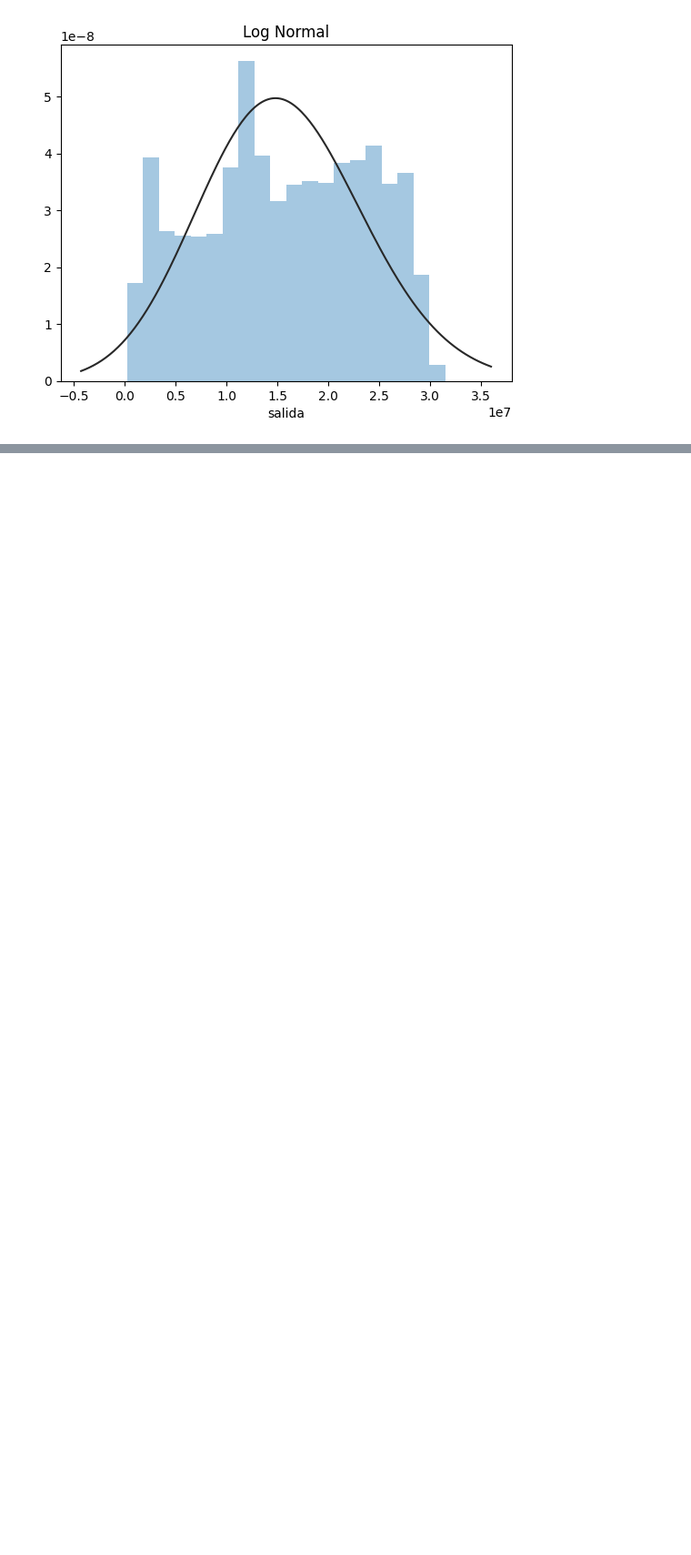
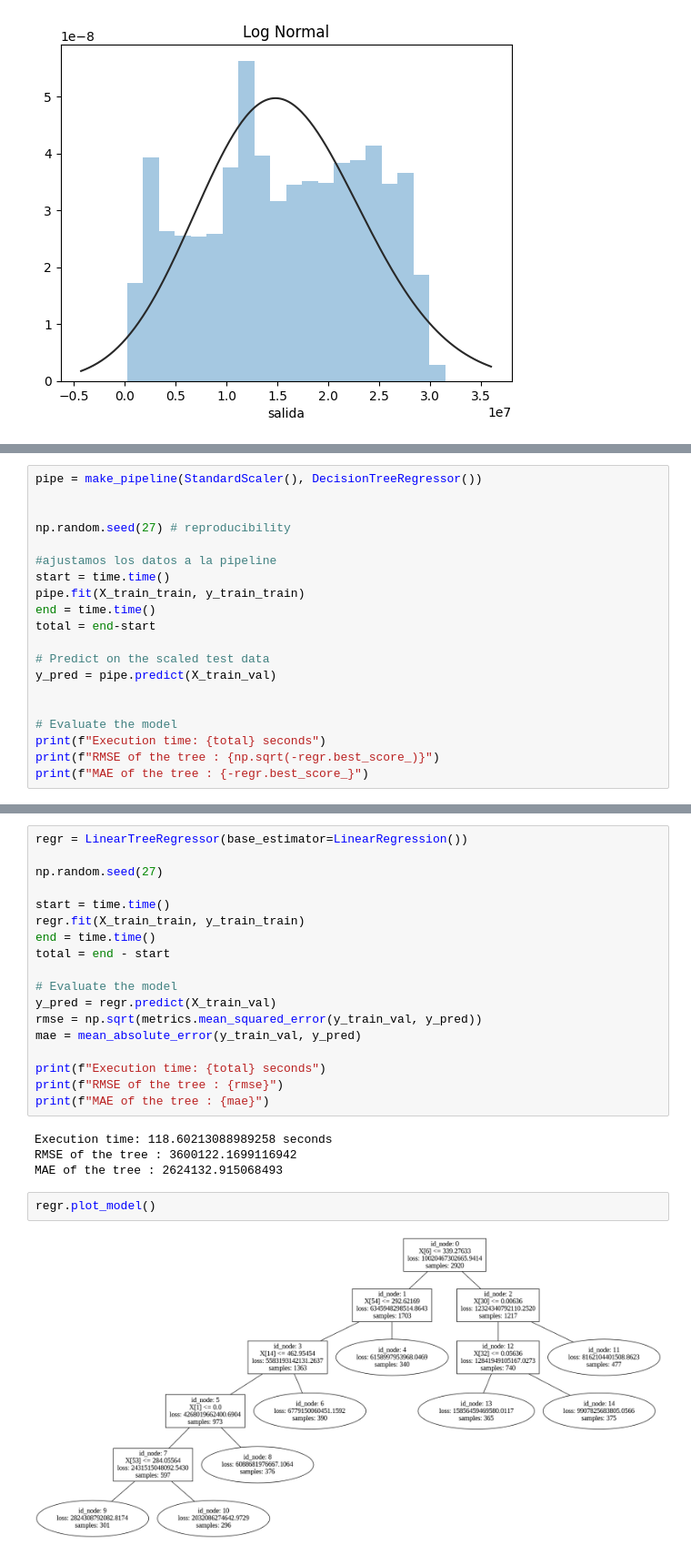
Before and after one commit to cabamarcos/Speech-, a Jupyter notebook: Untitled0.ipynb, the cells around one changed output, grey strips where cells are left out. Shown at 91% size. Drawn from its saved outputs; the diff is of its cells as text; blank space fills up the shorter version.

```diff
--- a/Untitled0.ipynb
+++ b/Untitled0.ipynb
@@ -368,0 +457,20 @@ https://gist.github.com/mwaskom/de44147ed2974457ad6372750bbe5751
+# %%
+pipe = make_pipeline(StandardScaler(), DecisionTreeRegressor())
+
+
+np.random.seed(27) # reproducibility
+
+#ajustamos los datos a la pipeline
+start = time.time()
+pipe.fit(X_train_train, y_train_train)
+end = time.time()
+total = end-start
+
+# Predict on the scaled test data
+y_pred = pipe.predict(X_train_val)
+
+
+# Evaluate the model
+print(f"Execution time: {total} seconds")
+print(f"RMSE of the tree : {np.sqrt(-regr.best_score_)}")
+print(f"MAE of the tree : {-regr.best_score_}")
@@ -368,0 +549,26 @@ https://gist.github.com/mwaskom/de44147ed2974457ad6372750bbe5751
+# %%
+regr = LinearTreeRegressor(base_estimator=LinearRegression())
+
+np.random.seed(27)
+
+start = time.time()
+regr.fit(X_train_train, y_train_train)
+end = time.time()
+total = end - start
+
+# Evaluate the model
+y_pred = regr.predict(X_train_val)
+rmse = np.sqrt(metrics.mean_squared_error(y_train_val, y_pred))
+mae = mean_absolute_error(y_train_val, y_pred)
+
+print(f"Execution time: {total} seconds")
+print(f"RMSE of the tree : {rmse}")
+print(f"MAE of the tree : {mae}")
+# %% [output]
+Execution time: 118.60213088989258 seconds
+RMSE of the tree : 3600122.1699116942
+MAE of the tree : 2624132.915068493
+# %%
+regr.plot_model()
+# %% [output]
+[figure, added]
```
Also changed, not shown: parts of 22 cells of this notebook.
